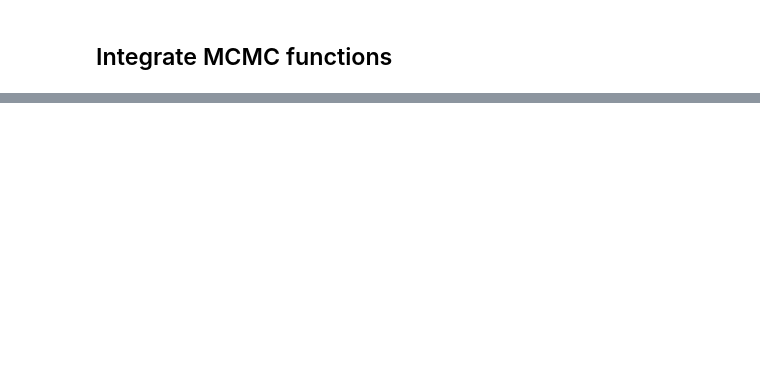
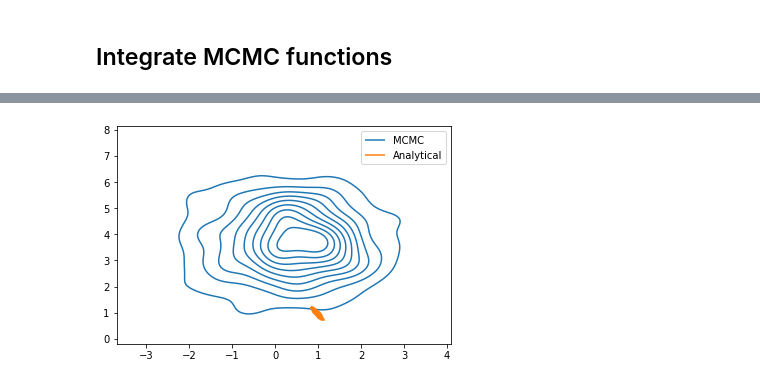
Before and after one commit to UMT-CSCI-591-Deep-Learning-2022/Week_15_VI, a Jupyter notebook: vi_linear_regression.ipynb, the cells around one changed output, grey strips where cells are left out. Saved outputs shown, nothing was run; the diff lists cells and outputs as text; code cells hidden in the pictures; blank space fills up the shorter version.

Commit message:
Plotting added

```diff
--- a/vi_linear_regression.ipynb
+++ b/vi_linear_regression.ipynb
@@ -238,0 +200,19 @@ Step 10000/10000
+# %%
+mc_coeffs = torch.tensor(gen_coeffs(betas)).reshape((2,1))
+
+with torch.no_grad():
+    n_plots = 500
+    mcc_samples = []
+
+    for i in range(n_plots):
+        W = mc_coeffs + torch.randn(2,1)
+        mcc_samples.append([W[0].item(),W[1].item()])
+# %%
+mcc_samples = np.array(mcc_samples)
+
+sns.kdeplot(x=mcc_samples[:,0], y=mcc_samples[:,1],label="MCMC")
+sns.kdeplot(x=w_1_samples[:,0], y=w_1_samples[:,1],label="Analytical")
+plt.legend()
+plt.show()
+# %% [output]
+[figure, added]
```
Also changed, not shown: parts of 11 cells of this notebook.
